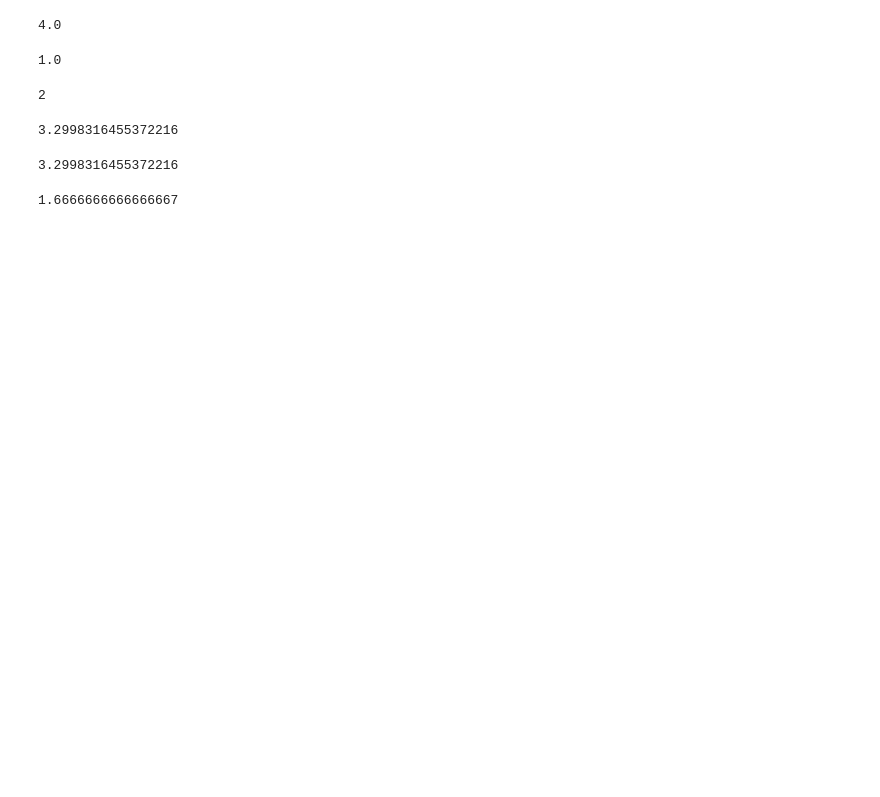
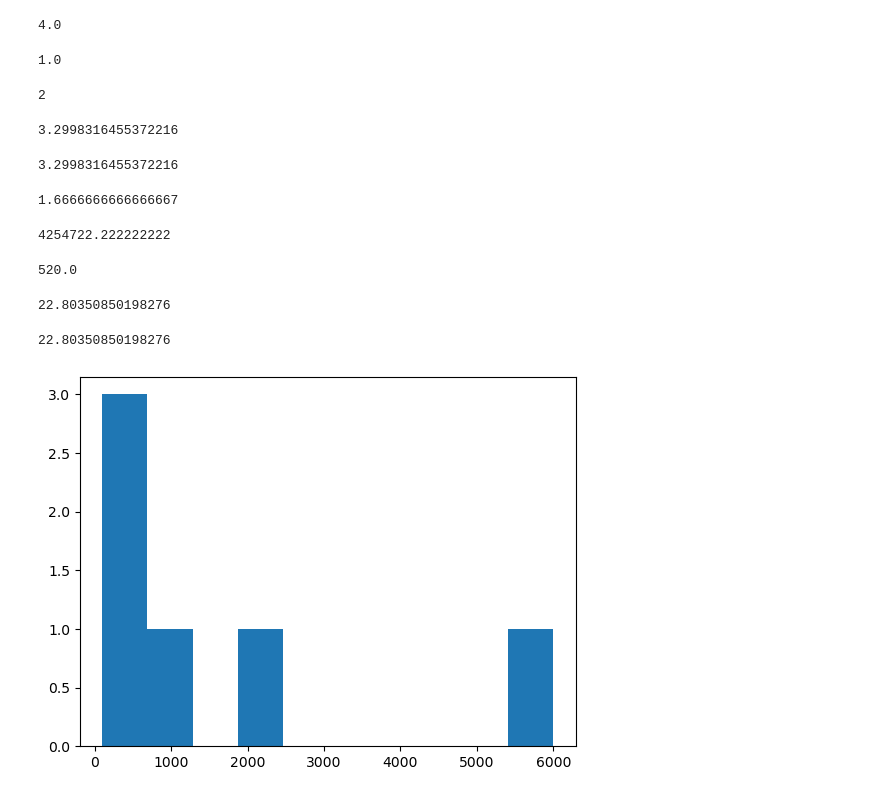
Before and after one commit to krishnakamalbaishnab/NumPy-Part-2, a Jupyter notebook: Codes_Notes.ipynb, the cells around one changed output. Saved outputs shown, nothing was run; the diff lists cells and outputs as text; code cells hidden in the pictures; blank space fills up the shorter version.

Commit message:
Std Plot

```diff
--- a/Codes_Notes.ipynb
+++ b/Codes_Notes.ipynb
@@ -346,3 +346,22 @@ varianceOfArray = np.var(array5) #variance
 varianceOfArray
 # %% [output]
 1.6666666666666667
+# %%
+highVarValue = np.array([100,200,400,1000,2000,6000])
+lowVarValue = np.array([10,20,40,60,70])
+# %%
+np.var(highVarValue)
+# %% [output]
+4254722.222222222
+# %%
+np.var(lowVarValue)
+# %% [output]
+520.0
+# %%
+np.std(highVarValue)
+# %% [output]
+22.80350850198276
+# %%
+np.std(lowVarValue)
+# %% [output]
+22.80350850198276
@@ -348,0 +371,5 @@ varianceOfArray
+# %%
+plt.hist(highVarValue)
+plt.show()
+# %% [output]
+[figure, added]
```
Also changed, not shown: parts of 2 cells of this notebook.
